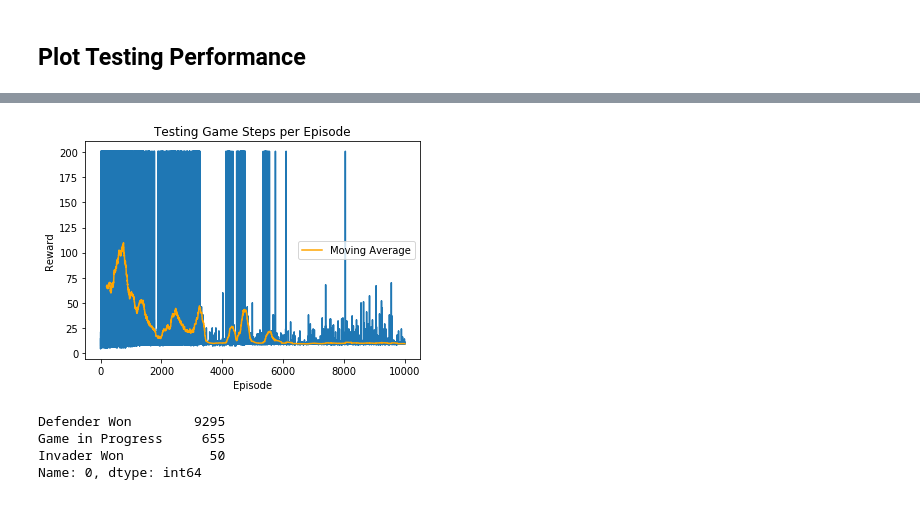
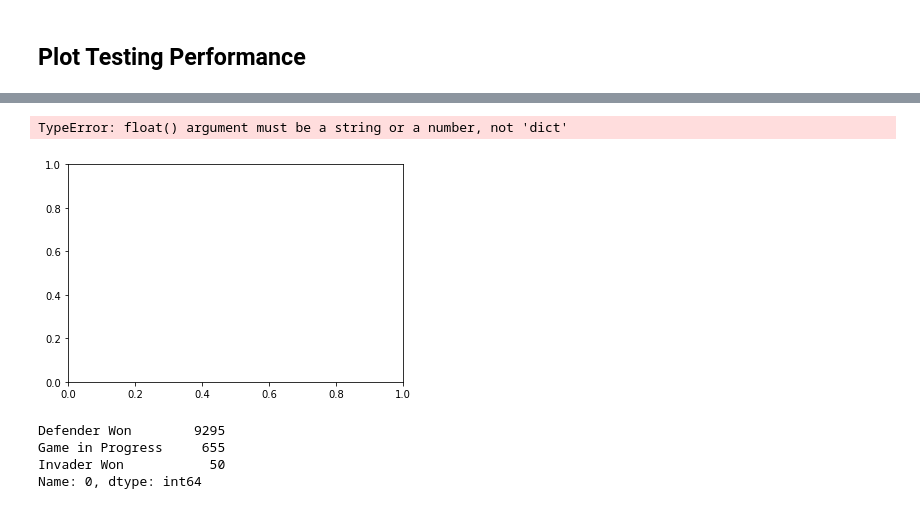
Before and after one commit to aarontan-git/multi_agent_learning, a Jupyter notebook: Notebook/minimaxq.ipynb, the cells around one changed output, grey strips where cells are left out. Cells and saved outputs as stored; diff of their text form; code cells hidden in the pictures.

Commit message:
generated python files - found pickle bugs in the minimax code so the graphs currently cant be regenerated

```diff
--- a/Notebook/minimaxq.ipynb
+++ b/Notebook/minimaxq.ipynb
@@ -505,7 +493,7 @@ with open('testing_game_status_minimax.pickle', 'wb') as handle:
 # %%
-# policies
-with open('defender_policy_minimax.pickle', 'wb') as handle:
-    pickle.dump(defender_policy, handle)
+# # policies
+# with open('defender_policy_minimax.pickle', 'wb') as handle:
+#     pickle.dump(defender_policy, handle)
 
-with open('invader_policy_minimax.pickle', 'wb') as handle:
-    pickle.dump(invader_policy, handle)
+# with open('invader_policy_minimax.pickle', 'wb') as handle:
+#     pickle.dump(invader_policy, handle)
@@ -511,0 +502,20 @@ with open('invader_policy_minimax.pickle', 'wb') as handle:
+# %%
+with open ('Q_minimax.pickle', 'rb') as handle:
+    Q = pickle.load(handle)
+
+with open ('G_minimax.pickle', 'rb') as handle:
+    G = pickle.load(handle)
+# %%
+# training results
+with open('training_step_list_minimax.pickle', 'rb') as handle:
+    training_step_list = pickle.load(handle)
+
+with open('delta_list_minimax.pickle', 'rb') as handle:
+    delta_list = pickle.load(handle)
+# %%
+# testing results
+with open('testing_step_list_minimax.pickle', 'rb') as handle:
+    testing_step_list = pickle.load(handle)
+
+with open('testing_game_status_minimax.pickle', 'rb') as handle:
+    testing_game_status = pickle.load(handle)
@@ -576,18 +593,19 @@ plt.show()
 # %%
 # steps per eipsode
 plt.plot(testing_step_list)
 plt.title('Testing Game Steps per Episode')
 plt.xlabel('Episode')
-plt.ylabel('Reward')
+plt.ylabel('Steps')
 
 # plot moving average
 reward_frame = pd.DataFrame(testing_step_list)
 rolling_mean = reward_frame.rolling(window=200).mean()
 plt.plot(rolling_mean, label='Moving Average', color='orange')
 plt.legend()
 plt.show()
 # %% [output]
+TypeError: float() argument must be a string or a number, not 'dict'
-[figure, old version]
+[figure, new version]
 # %%
 game_status_frame = pd.DataFrame(testing_game_status)
 game_status_frame[0].value_counts()
```
Also changed, not shown: parts of 33 cells of this notebook, 7 other files.
